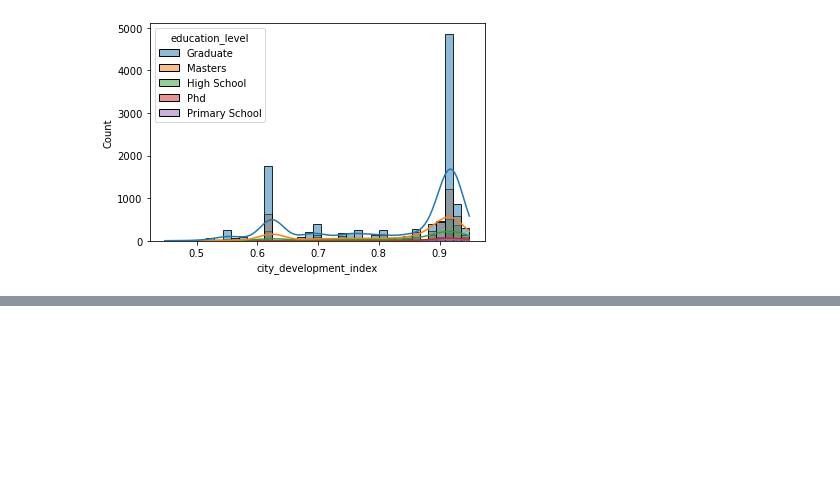
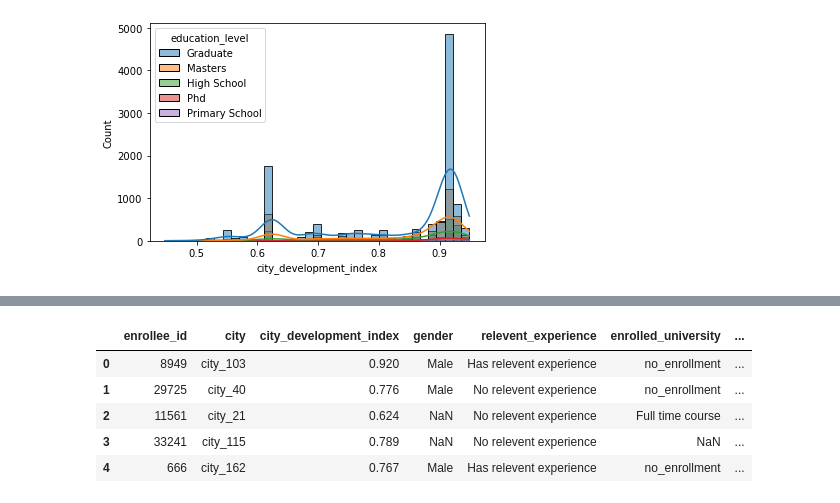
Before and after one commit to honghanhh/py40a12l2, a Jupyter notebook: assignments/classification/Trang Job change predictions.ipynb, the cells around one changed output, grey strips where cells are left out. Drawn from its saved outputs; the diff is of its cells as text; code cells hidden in the pictures; blank space fills up the shorter version.

```diff
--- a/assignments/classification/Trang Job change predictions.ipynb
+++ b/assignments/classification/Trang Job change predictions.ipynb
@@ -146,0 +136,11 @@ TypeError: cannot convert the series to <class 'float'>
+# %%
+#city_index_groups = [0.4,0.5,0.6,0.7,0.8,0.9,1]
+data['city_index_groups']= pd.cut(data.city_development_index, bins=[0.4,0.5,0.6,0.7,0.8,0.9,1])
+data.head(5)
+# %% [output]
+|  | enrollee_id | city | city_development_index | gender | relevent_experience | enrolled_university | ... |
+| 0 | 8949 | city_103 | 0.920 | Male | Has relevent experience | no_enrollment | ... |
+| 1 | 29725 | city_40 | 0.776 | Male | No relevent experience | no_enrollment | ... |
+| 2 | 11561 | city_21 | 0.624 | NaN | No relevent experience | Full time course | ... |
+| 3 | 33241 | city_115 | 0.789 | NaN | No relevent experience | NaN | ... |
+| 4 | 666 | city_162 | 0.767 | Male | Has relevent experience | no_enrollment | ... |
```
Also changed, not shown: parts of 25 cells of this notebook, 3 other files.
